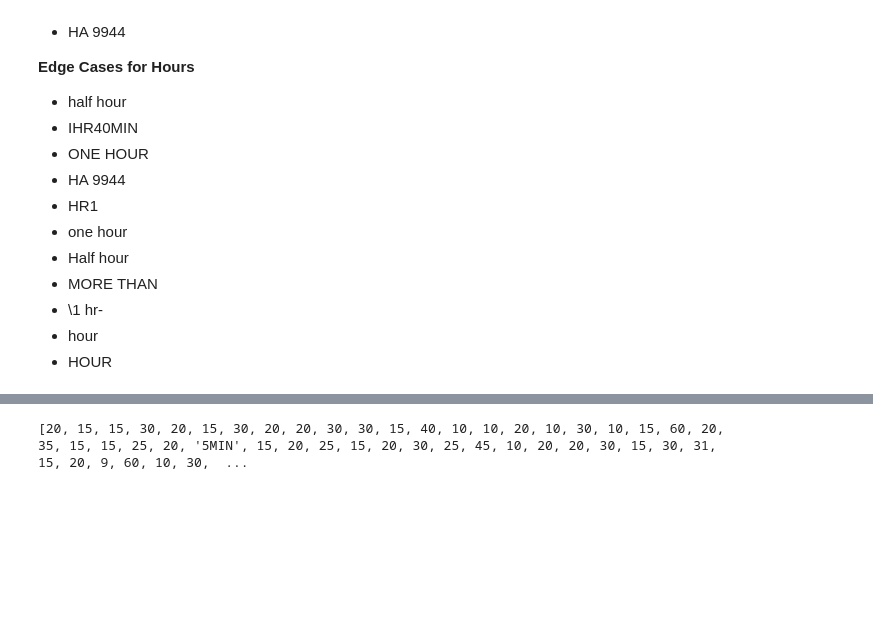
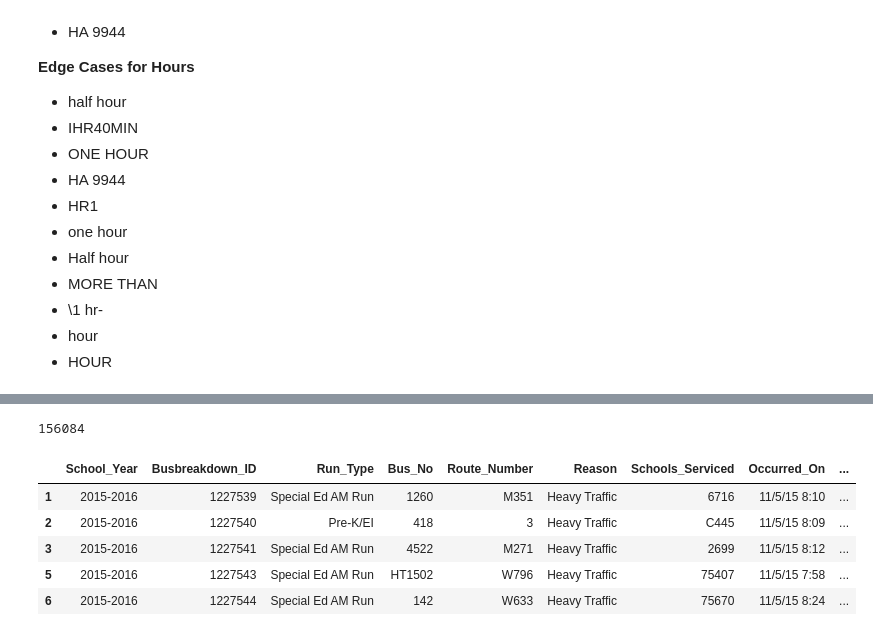
Before and after one commit to navierula/school-bus-delays, a Jupyter notebook: data-cleaning.ipynb, the cells around one changed output, grey strips where cells are left out. Saved outputs shown, nothing was run; the diff lists cells and outputs as text; code cells hidden in the pictures; blank space fills up the shorter version.

```diff
--- a/data-cleaning.ipynb
+++ b/data-cleaning.ipynb
@@ -195,4 +269,15 @@ for item in how_long_delayed_v2:
-# %%
-print(how_long_delayed)
-# %% [output]
-[20, 15, 15, 30, 20, 15, 30, 20, 20, 30, 30, 15, 40, 10, 10, 20, 10, 30, 10, 15, 60, 20, 35, 15, 15, 25, 20, '5MIN', 15, 20, 25, 15, 20, 30, 25, 45, 10, 20, 20, 30, 15, 30, 31, 15, 20, 9, 60, 10, 30,  ...
+# %%
+len(how_long_delayed_v2)
+# %% [output]
+156084
+# %%
+df = df.drop("How_Long_Delayed", 1)
+# %%
+df.head(5)
+# %% [output]
+|  | School_Year | Busbreakdown_ID | Run_Type | Bus_No | Route_Number | Reason | Schools_Serviced | Occurred_On | ... |
+| 1 | 2015-2016 | 1227539 | Special Ed AM Run | 1260 | M351 | Heavy Traffic | 6716 | 11/5/15 8:10 | ... |
+| 2 | 2015-2016 | 1227540 | Pre-K/EI | 418 | 3 | Heavy Traffic | C445 | 11/5/15 8:09 | ... |
+| 3 | 2015-2016 | 1227541 | Special Ed AM Run | 4522 | M271 | Heavy Traffic | 2699 | 11/5/15 8:12 | ... |
+| 5 | 2015-2016 | 1227543 | Special Ed AM Run | HT1502 | W796 | Heavy Traffic | 75407 | 11/5/15 7:58 | ... |
+| 6 | 2015-2016 | 1227544 | Special Ed AM Run | 142 | W633 | Heavy Traffic | 75670 | 11/5/15 8:24 | ... |
```
Also changed, not shown: parts of 14 cells of this notebook.
